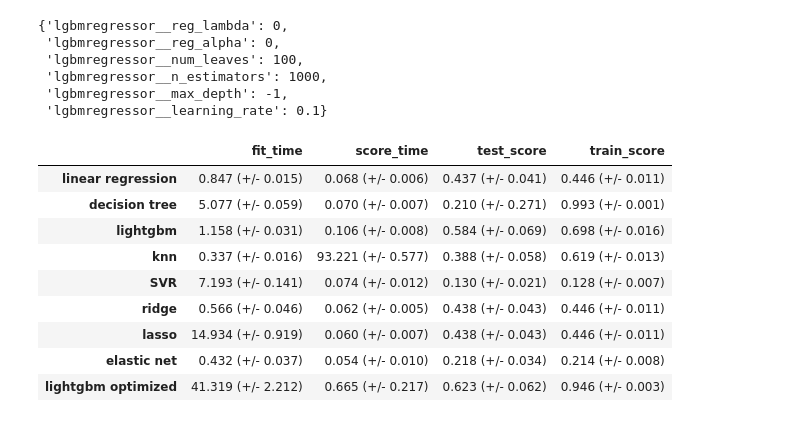
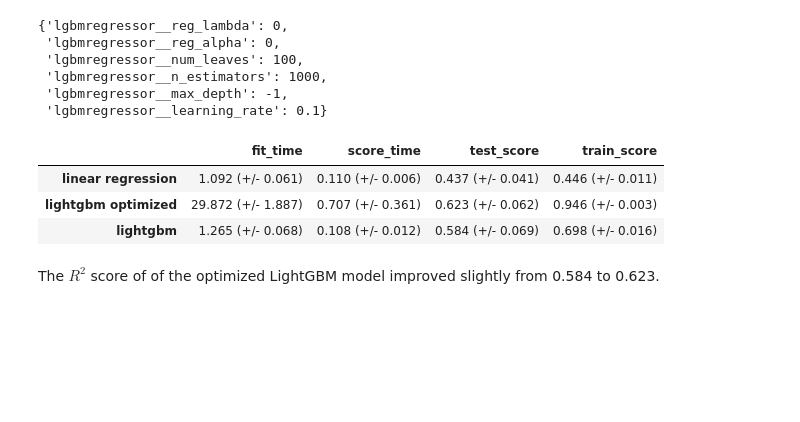
Before and after one commit to fohy24/Rolex-fair-price-predictor, a Jupyter notebook: Rolex price prediction.ipynb, the cells around one changed output. Drawn from its saved outputs; the diff is of its cells as text; code cells hidden in the pictures; blank space fills up the shorter version.

```diff
--- a/Rolex price prediction.ipynb
+++ b/Rolex price prediction.ipynb
@@ -309,10 +315,10 @@ categorcial_feats = [col for col in X_train.columns if col not in ['case_diamete
 numerical_feats = ['case_diameter', 'rating', 'reviews']
 
 categorical_pipe = make_pipeline(OneHotEncoder(drop='if_binary', handle_unknown='ignore'))
-numerical_pipe = make_pipeline(SimpleImputer(strategy='median'))
+numerical_pipe = make_pipeline(StandardScaler(), SimpleImputer(strategy='median'))
 
 preprocessor = make_column_transformer((categorical_pipe, categorcial_feats))
 preprocessor_with_scaler = make_column_transformer((categorical_pipe, categorcial_feats),
                                                     (numerical_pipe, numerical_feats))
-preprocessor_with_scaler
+preprocessor
 # %% [output]
@@ -350,0 +357,2 @@ pd.DataFrame(results_dict).T
+# %%
+linear_reg.fit(X_train, y_train)
@@ -463,9 +585,9 @@ It appears that gradient boosted tree model is outperforming the other models, w
 ### Hyperparameter Optimization
 # %%
 param_grid = {
-    "lgbmregressor__num_leaves": np.arange(100, 10001, 100),
+    "lgbmregressor__num_leaves": np.arange(100, 2001, 100),
     "lgbmregressor__learning_rate": np.arange(0.0001, 0.011, 0.001),
-    "lgbmregressor__n_estimators": np.arange(100, 10001, 100)
+    "lgbmregressor__n_estimators": np.arange(100, 2001, 100)
 }
 # %%
 random_search = RandomizedSearchCV(
@@ -508,20 +630,18 @@ random_search.best_params_
  'lgbmregressor__n_estimators': 1000,
  'lgbmregressor__max_depth': -1,
  'lgbmregressor__learning_rate': 0.1}
+# %%
+opt = LGBMRegressor(num_leaves=100, n_estimators=1000, learning_rate=0.1, random_state=123)
 # %%
-lightgbm_opt = make_pipeline(random_search.best_estimator_)
+lightgbm_opt = make_pipeline(preprocessor, opt) # random_search.best_estimator_
 results_dict["lightgbm optimized"] = mean_std_cross_val_scores(
     lightgbm_opt, X_train, y_train, return_train_score=True
 )
 pd.DataFrame(results_dict).T
 # %% [output]
 |  | fit_time | score_time | test_score | train_score |
-| linear regression | 0.847 (+/- 0.015) | 0.068 (+/- 0.006) | 0.437 (+/- 0.041) | 0.446 (+/- 0.011) |
-| decision tree | 5.077 (+/- 0.059) | 0.070 (+/- 0.007) | 0.210 (+/- 0.271) | 0.993 (+/- 0.001) |
-| lightgbm | 1.158 (+/- 0.031) | 0.106 (+/- 0.008) | 0.584 (+/- 0.069) | 0.698 (+/- 0.016) |
-| knn | 0.337 (+/- 0.016) | 93.221 (+/- 0.577) | 0.388 (+/- 0.058) | 0.619 (+/- 0.013) |
-| SVR | 7.193 (+/- 0.141) | 0.074 (+/- 0.012) | 0.130 (+/- 0.021) | 0.128 (+/- 0.007) |
-| ridge | 0.566 (+/- 0.046) | 0.062 (+/- 0.005) | 0.438 (+/- 0.043) | 0.446 (+/- 0.011) |
-| lasso | 14.934 (+/- 0.919) | 0.060 (+/- 0.007) | 0.438 (+/- 0.043) | 0.446 (+/- 0.011) |
-| elastic net | 0.432 (+/- 0.037) | 0.054 (+/- 0.010) | 0.218 (+/- 0.034) | 0.214 (+/- 0.008) |
-| lightgbm optimized | 41.319 (+/- 2.212) | 0.665 (+/- 0.217) | 0.623 (+/- 0.062) | 0.946 (+/- 0.003) |
+| linear regression | 1.092 (+/- 0.061) | 0.110 (+/- 0.006) | 0.437 (+/- 0.041) | 0.446 (+/- 0.011) |
+| lightgbm optimized | 29.872 (+/- 1.887) | 0.707 (+/- 0.361) | 0.623 (+/- 0.062) | 0.946 (+/- 0.003) |
+| lightgbm | 1.265 (+/- 0.068) | 0.108 (+/- 0.012) | 0.584 (+/- 0.069) | 0.698 (+/- 0.016) |
+# %% [markdown]
+The $R^2$ score of of the optimized LightGBM model improved slightly from 0.584 to 0.623.
```
Also changed, not shown: parts of 26 cells of this notebook.
